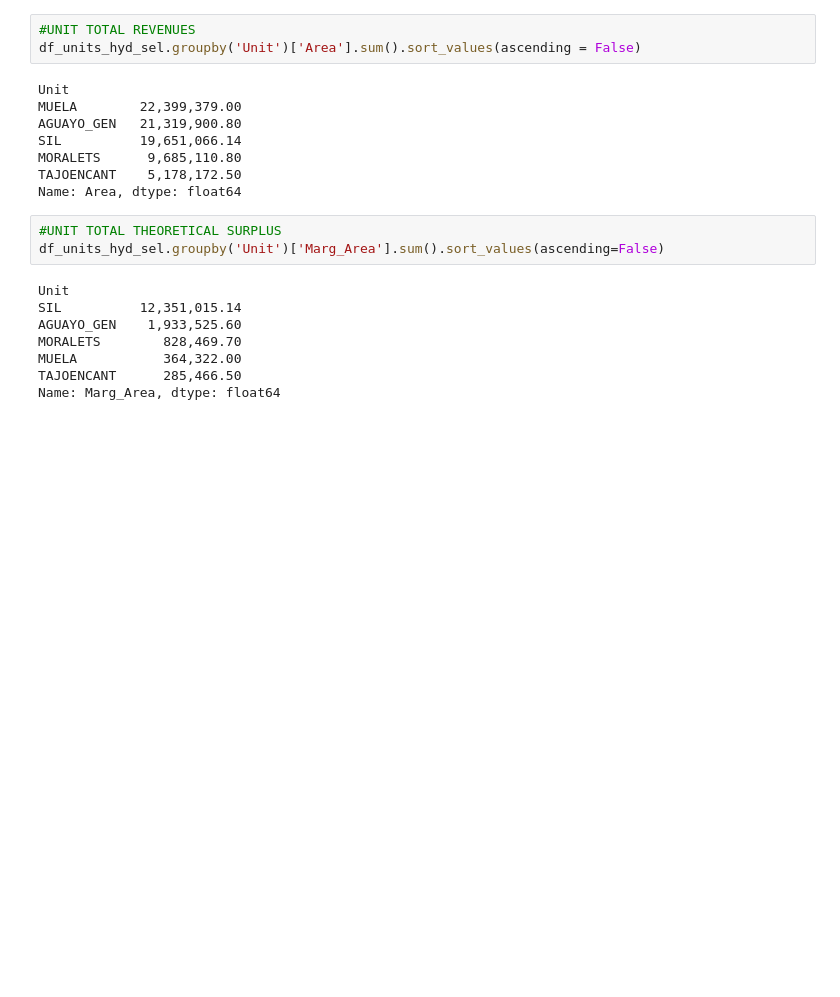
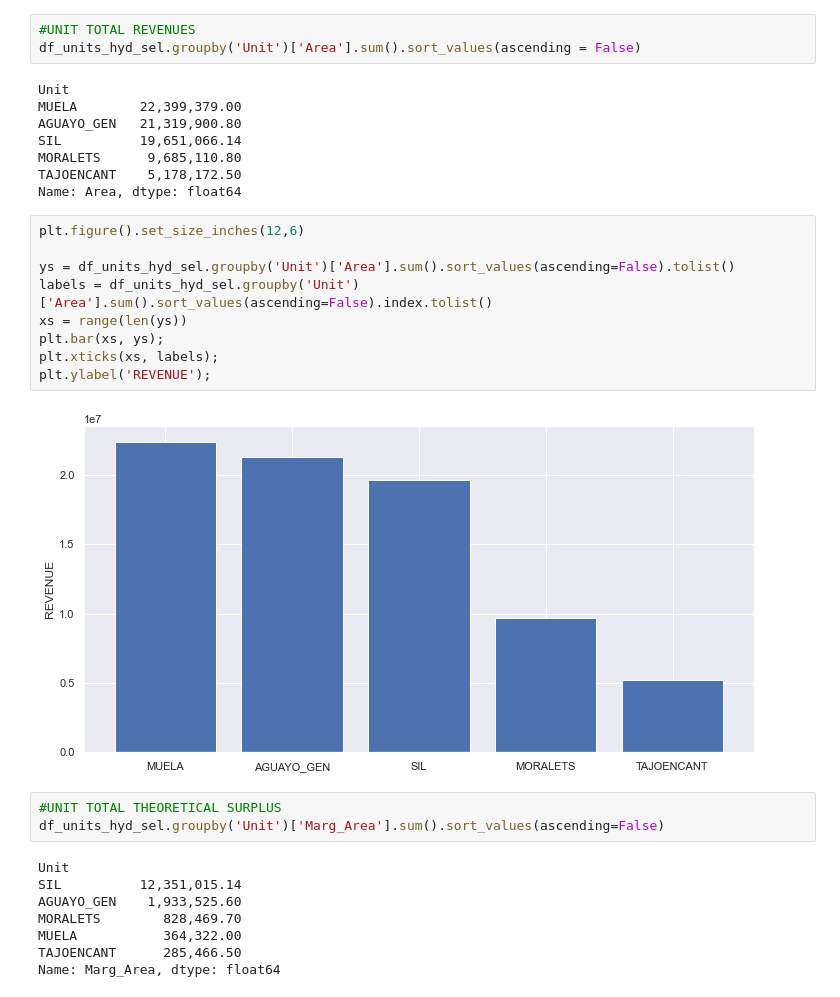
Before and after one commit to luisdelpozo/TFM, a Jupyter notebook: 30_UNIT_Bid_Comparison.ipynb, the cells around one changed output. Cells and saved outputs as stored; diff of their text form; blank space fills up the shorter version.

```diff
--- a/30_UNIT_Bid_Comparison.ipynb
+++ b/30_UNIT_Bid_Comparison.ipynb
@@ -761,6 +773,17 @@ SIL          19,651,066.14
 MORALETS      9,685,110.80
 TAJOENCANT    5,178,172.50
 Name: Area, dtype: float64
+# %%
+plt.figure().set_size_inches(12,6)
+
+ys = df_units_hyd_sel.groupby('Unit')['Area'].sum().sort_values(ascending=False).tolist()
+labels = df_units_hyd_sel.groupby('Unit')['Area'].sum().sort_values(ascending=False).index.tolist()
+xs = range(len(ys))
+plt.bar(xs, ys);
+plt.xticks(xs, labels);
+plt.ylabel('REVENUE');
+# %% [output]
+[figure, added]
 # %%
 #UNIT TOTAL THEORETICAL SURPLUS
 df_units_hyd_sel.groupby('Unit')['Marg_Area'].sum().sort_values(ascending=False)
```
Also changed, not shown: parts of 9 cells of this notebook, 2 other files.
